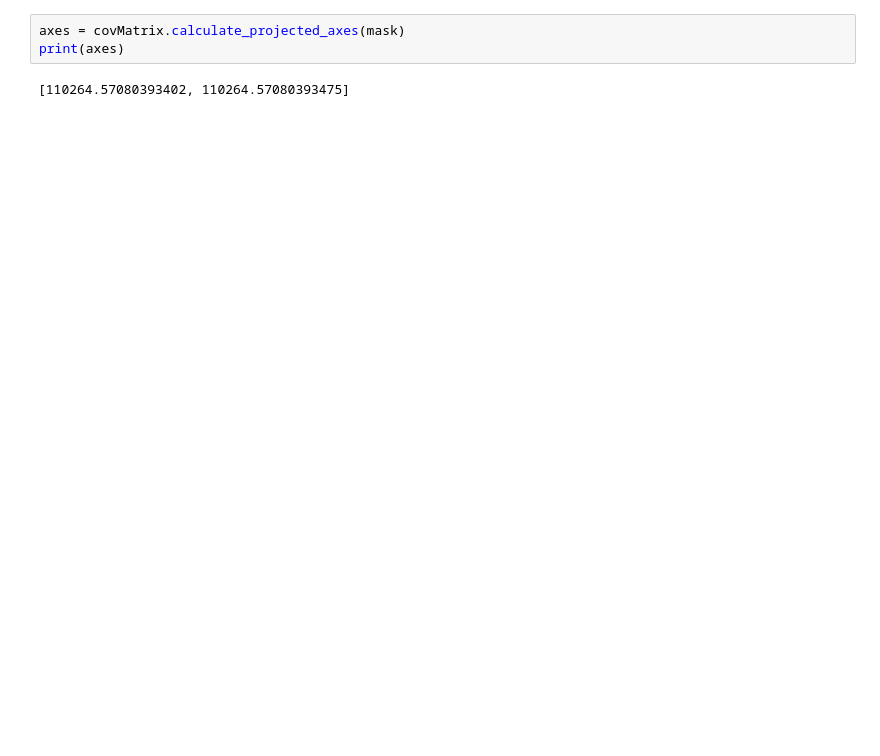
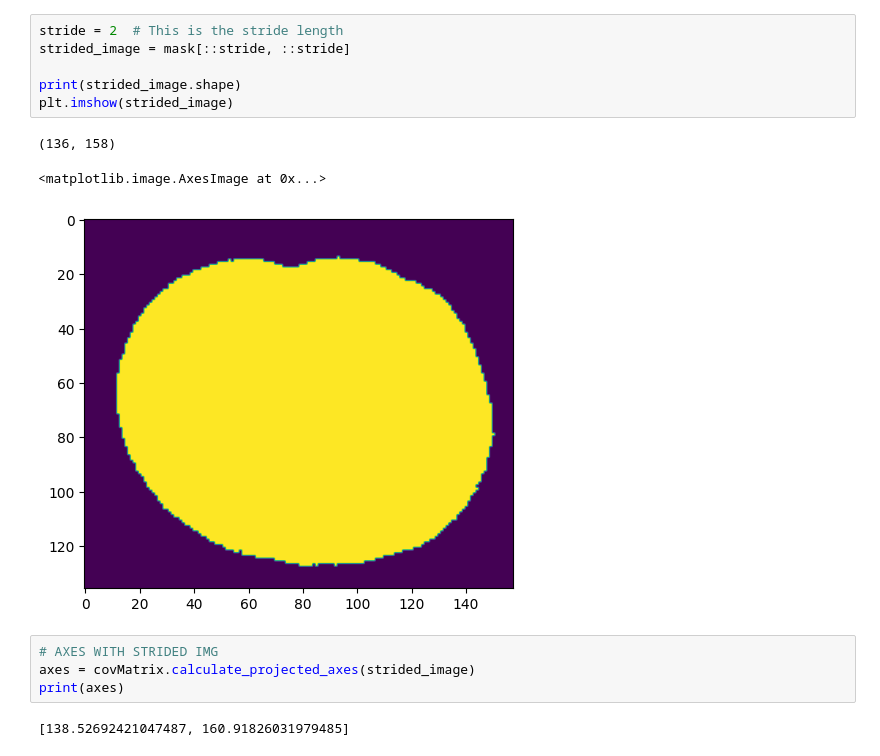
Before and after one commit to CarlaOnate/3D-rotation-paper-implemetnation, a Jupyter notebook: notebook-axes-of-projected-ellipses.ipynb, the cells around one changed output. Cells and saved outputs as stored; diff of their text form; blank space fills up the shorter version.

```diff
--- a/notebook-axes-of-projected-ellipses.ipynb
+++ b/notebook-axes-of-projected-ellipses.ipynb
@@ -24,5 +34,16 @@ plt.imshow(mask)
+# %%
+stride = 2  # This is the stride length
+strided_image = mask[::stride, ::stride]
+
+print(strided_image.shape)
+plt.imshow(strided_image)
+# %% [output]
+(136, 158)
+<matplotlib.image.AxesImage at 0x...>
+[figure, added]
 # %%
-axes = covMatrix.calculate_projected_axes(mask)
+# AXES WITH STRIDED IMG
+axes = covMatrix.calculate_projected_axes(strided_image)
 print(axes)
 # %% [output]
-[110264.57080393402, 110264.57080393475]
+[138.52692421047487, 160.91826031979485]
```
Also changed, not shown: parts of 4 cells of this notebook, 2 other files.
